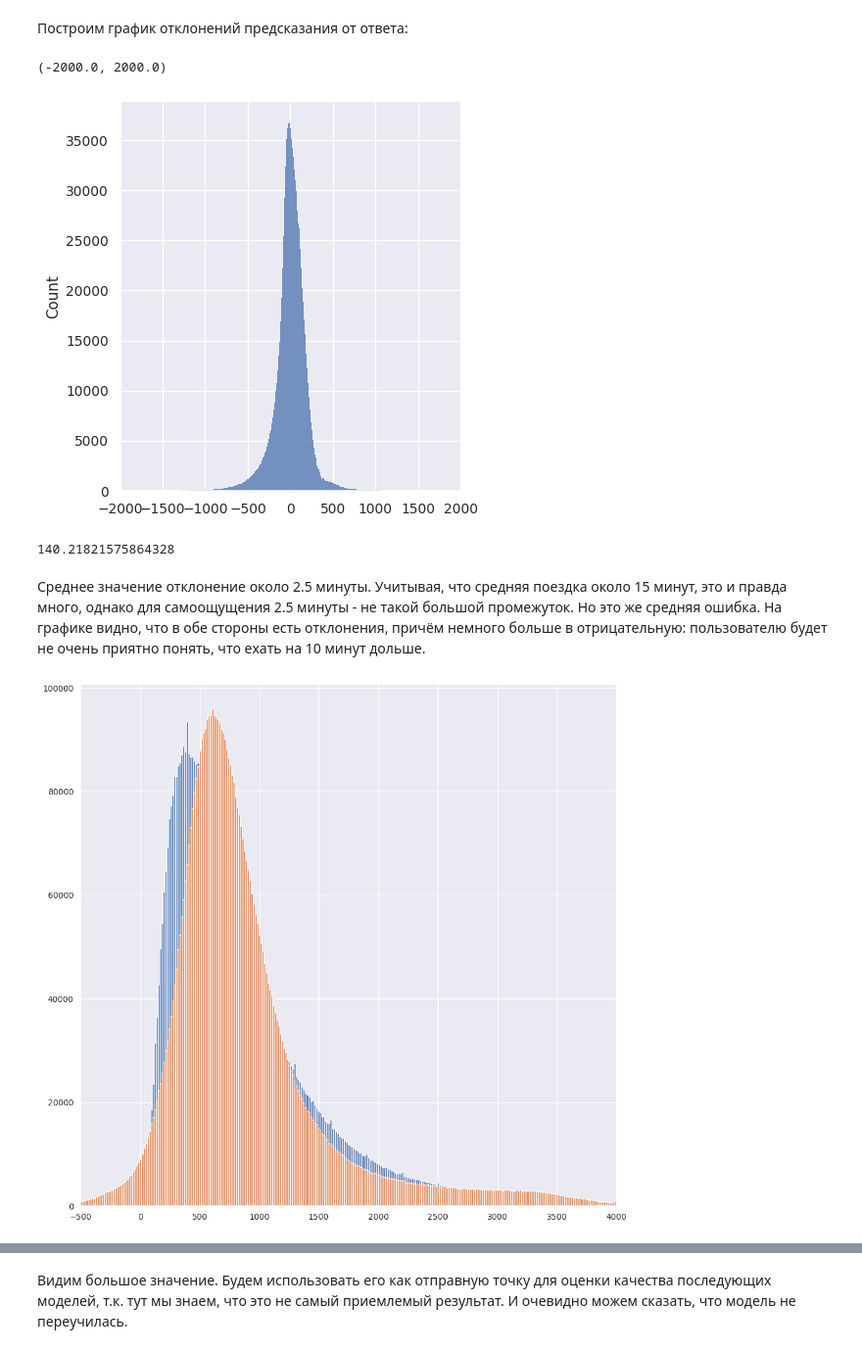
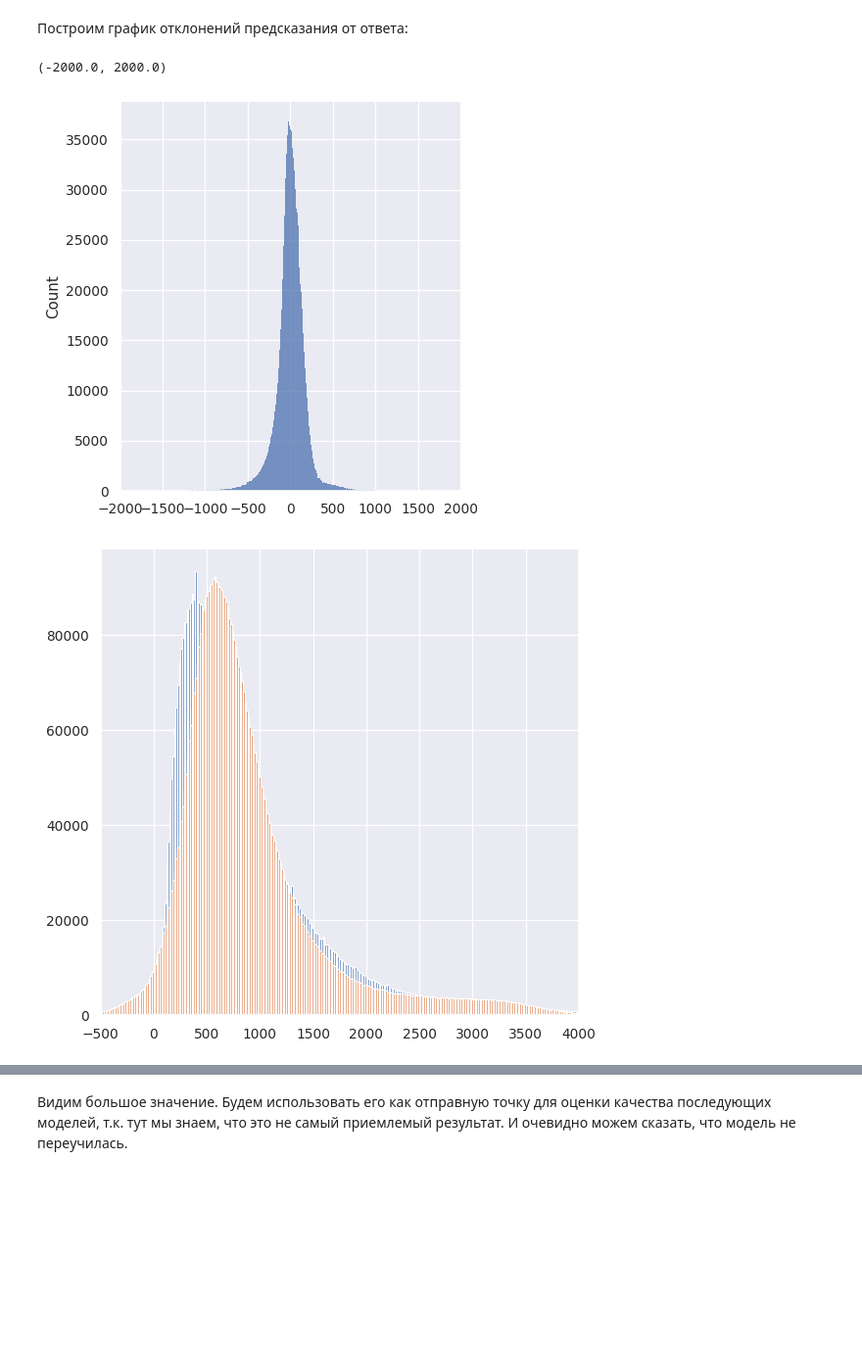
Before and after one commit to dasfex/taxi-trips, a Jupyter notebook: trips.ipynb, the cells around one changed output, grey strips where cells are left out. Shown at 98% size. Drawn from its saved outputs; the diff is of its cells as text; code cells hidden in the pictures; blank space fills up the shorter version.

```diff
--- a/trips.ipynb
+++ b/trips.ipynb
@@ -329,9 +360,9 @@ columns = [('PULocationID', 'PU'), ('DOLocationID', 'DO')]
 for column, abr in columns:
     for brg in boroughs:
         ids = boroughs[brg]
-        trips19[brg + abr] = [True if x in ids else False for x in trips19[column]]
+        #trips19[brg + abr] = [True if x in ids else False for x in trips19[column]]
         trips20[brg + abr] = [True if x in ids else False for x in trips20[column]]
-    trips19 = trips19.drop(columns=column)
+    #trips19 = trips19.drop(columns=column)
     trips20 = trips20.drop(columns=column)
 # %% [markdown]
 
@@ -371,31 +403,28 @@ train, test, tr_ans, ts_ans = get_tr_ts(trips19)
+# %%
+Xtr19, Xts19, Ytr19, Yts19 = get_tr_ts(trips19)
+trips19 = []
 # %% [markdown]
 Для начала попробуем обучить линейную регрессию без параметров.
 # %%
-reg = LinearRegression().fit(train, tr_ans)
+reg = LinearRegression().fit(Xtr19, Ytr19)
 # %% [markdown]
 Посмотрим, как регрессия умеет предсказывать данные для train-выборки.
 # %%
-predicted = reg.predict(train)
+predicted = reg.predict(Xtr19)
 # %% [markdown]
 Построим график отклонений предсказания от ответа:
 # %%
-sns.displot(predicted - tr_ans)
-plt.xlim(-2000, 2000)
+sns.displot(predicted - Ytr19)
+plt.xlim(-1000, 1000)
 # %% [output]
 (-2000.0, 2000.0)
-[figure, old version]
+[figure, new version]
-# %%
-np.mean(np.abs(predicted - tr_ans))
-# %% [output]
-140.21821575864328
-# %% [markdown]
-Среднее значение отклонение около 2.5 минуты. Учитывая, что средняя поездка около 15 минут, это и правда много, однако для самоощущения 2.5 минуты - не такой большой промежуток. Но это же средняя ошибка. На графике видно, что в обе стороны есть отклонения, причём немного больше в отрицательную: пользователю будет не очень приятно понять, что ехать на 10 минут дольше.
 # %%
-plt.figure(figsize=(13, 13))
-plt.hist(tr_ans, bins=np.linspace(-500, 4000, 300))
+plt.figure(figsize=(7, 7))
+plt.hist(Ytr19, bins=np.linspace(-500, 4000, 300))
 plt.hist(predicted, bins=np.linspace(-500, 4000, 300))
 plt.xlim(-500, 4000)
 pass
 # %% [output]
-[figure, old version]
+[figure, new version]
 # %% [markdown]
```
Also changed, not shown: parts of 54 cells of this notebook.
